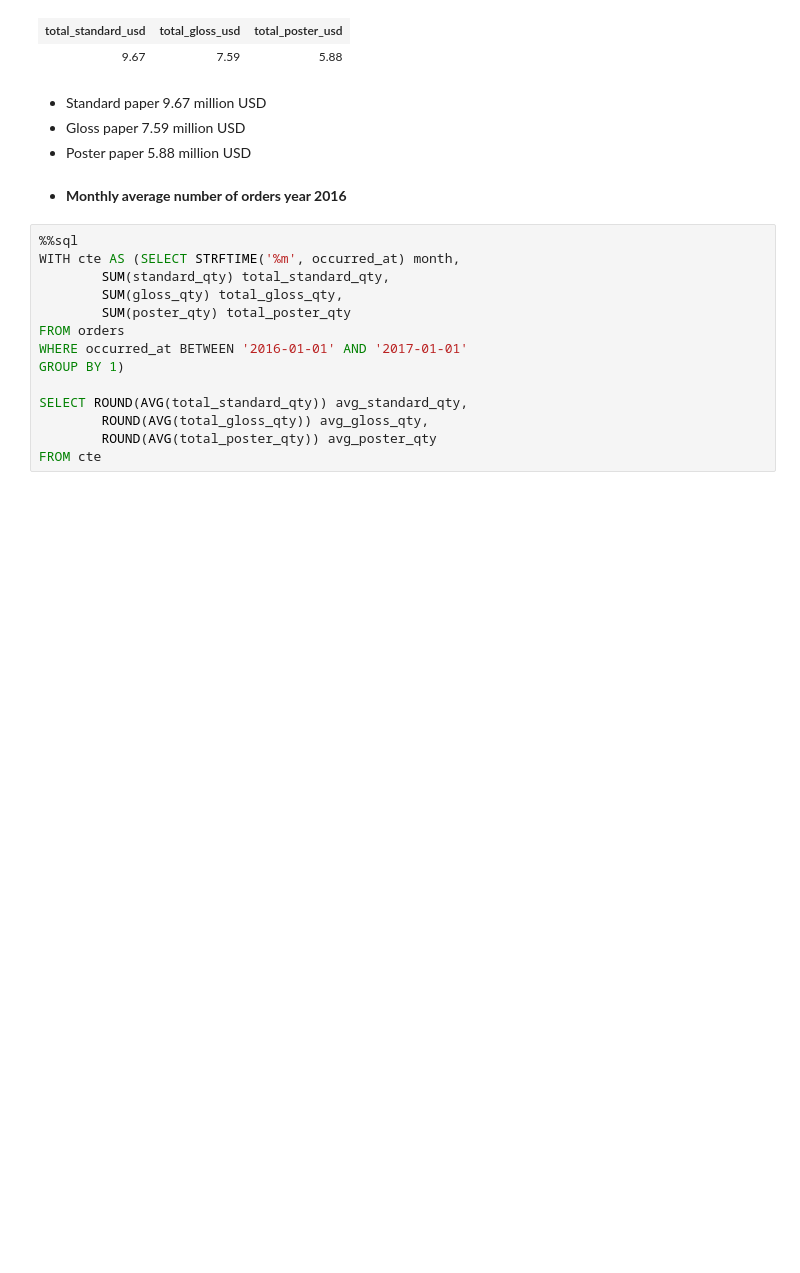
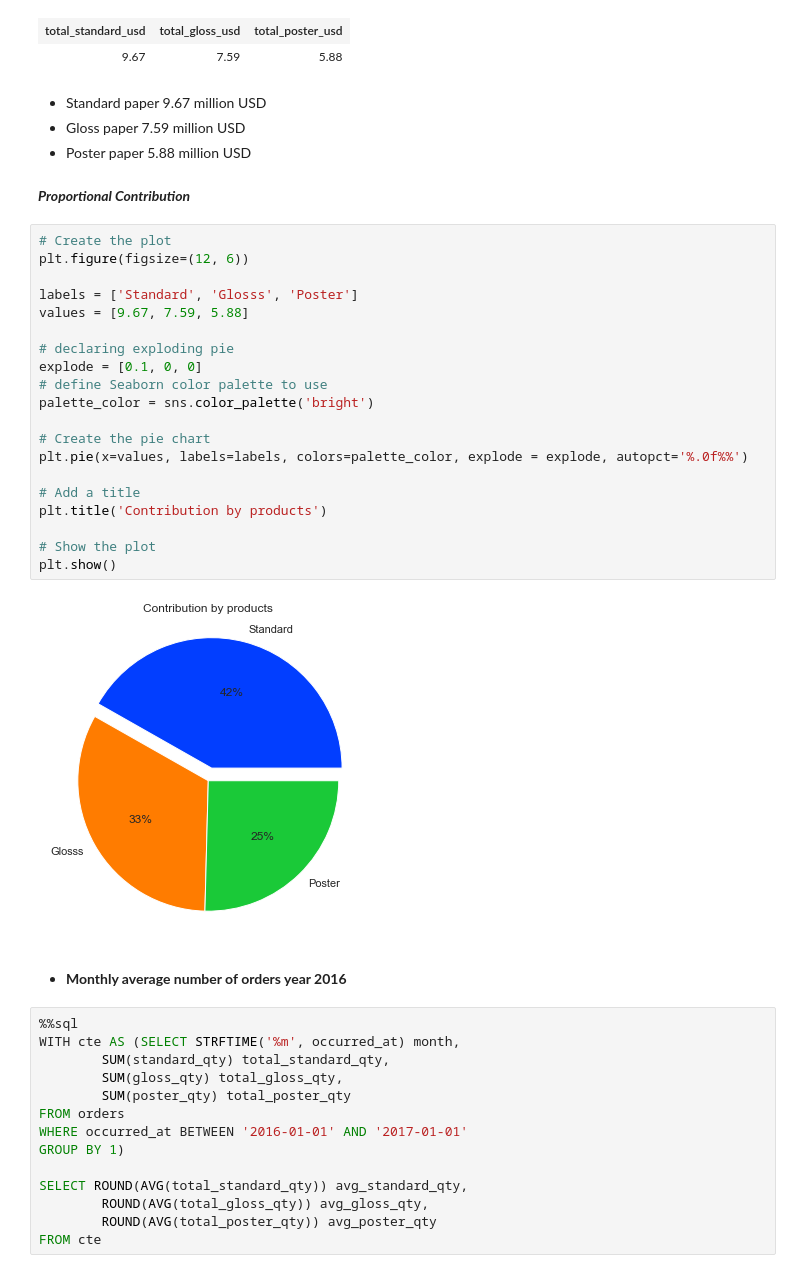
Before and after one commit to BuhariS/Interrogation-of-the-Parch-Posey-Database, a Jupyter notebook: Interrogation of the Parch & Posey Database.ipynb, the cells around one changed output. Saved outputs shown, nothing was run; the diff lists cells and outputs as text; blank space fills up the shorter version.

Commit message:
feat: Added pie chart for contribution by products

```diff
--- a/Interrogation of the Parch & Posey Database.ipynb
+++ b/Interrogation of the Parch & Posey Database.ipynb
@@ -784,6 +784,30 @@ Done.
 - Standard paper 9.67 million USD
 - Gloss paper 7.59 million USD
 - Poster paper 5.88 million USD
+# %% [markdown]
+***Proportional Contribution***
+# %%
+# Create the plot
+plt.figure(figsize=(12, 6))
+
+labels = ['Standard', 'Glosss', 'Poster']
+values = [9.67, 7.59, 5.88]
+
+# declaring exploding pie
+explode = [0.1, 0, 0]
+# define Seaborn color palette to use
+palette_color = sns.color_palette('bright')
+
+# Create the pie chart
+plt.pie(x=values, labels=labels, colors=palette_color, explode = explode, autopct='%.0f%%')
+
+# Add a title
+plt.title('Contribution by products')
+
+# Show the plot
+plt.show()
+# %% [output]
+[figure, added]
 # %% [markdown]
 - **Monthly average number of orders year 2016**
 # %%
```
Also changed, not shown: parts of 5 cells of this notebook.
